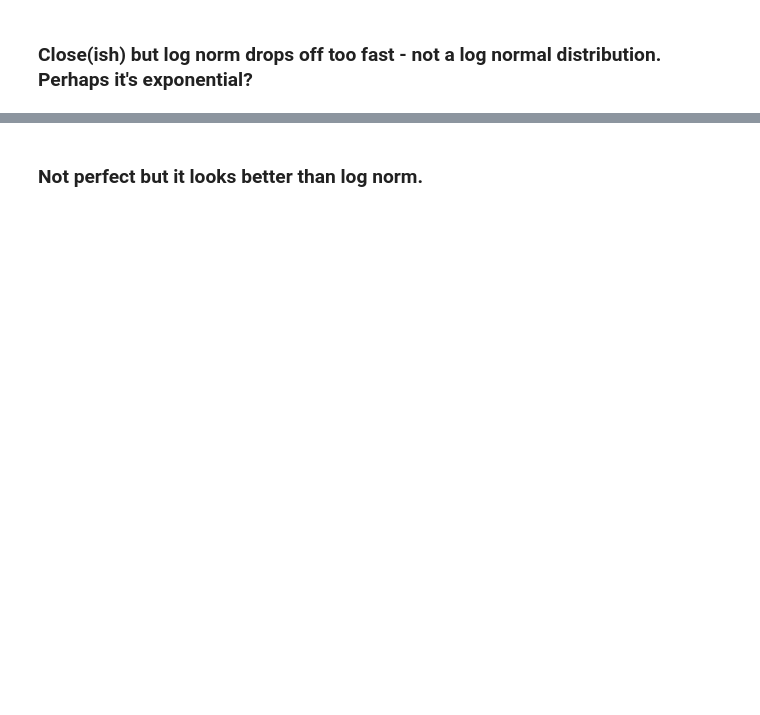
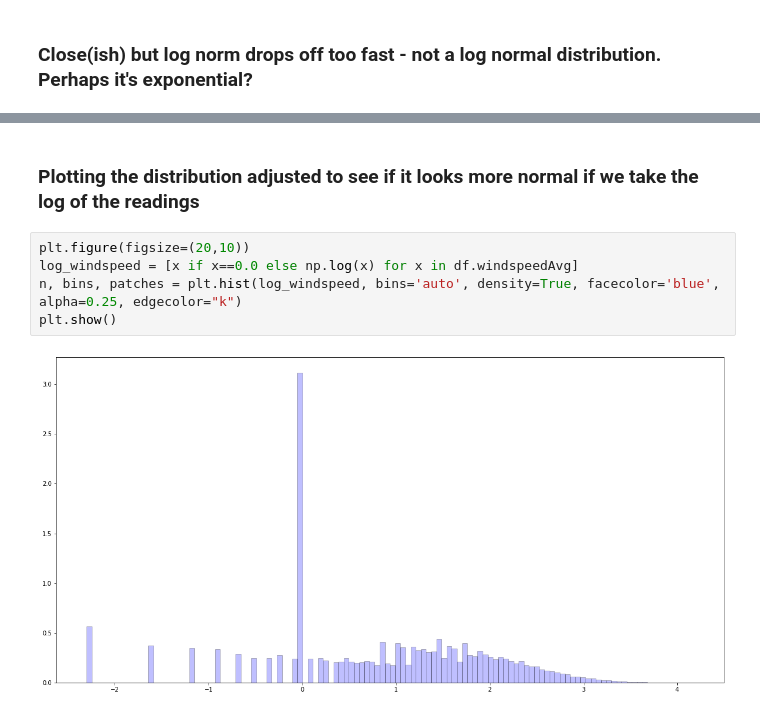
Before and after one commit to riverdogcabin/PSDS4900, a Jupyter notebook: wu_observation_stats_graphs.ipynb, the cells around one changed output, grey strips where cells are left out. Saved outputs shown, nothing was run; the diff lists cells and outputs as text; blank space fills up the shorter version.

```diff
--- a/wu_observation_stats_graphs.ipynb
+++ b/wu_observation_stats_graphs.ipynb
@@ -393,2 +394,9 @@ plt.show()
-# %% [markdown]
-### Not perfect but it looks better than log norm.
+# %% [markdown]
+### Plotting the distribution adjusted to see if it looks more normal if we take the log of the readings
+# %%
+plt.figure(figsize=(20,10))
+log_windspeed = [x if x==0.0 else np.log(x) for x in df.windspeedAvg]
+n, bins, patches = plt.hist(log_windspeed, bins='auto', density=True, facecolor='blue', alpha=0.25, edgecolor="k")
+plt.show()
+# %% [output]
+[figure, added]
```
Also changed, not shown: parts of 22 cells of this notebook.
